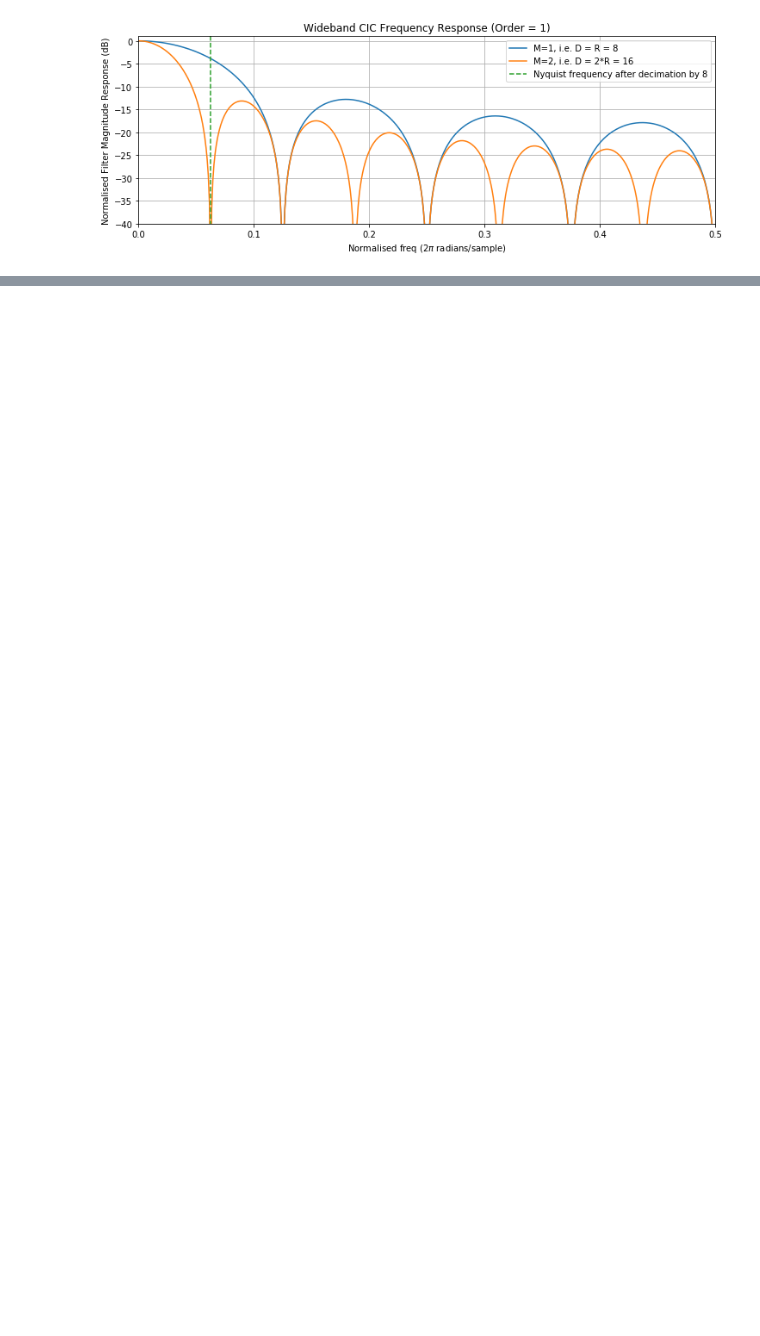
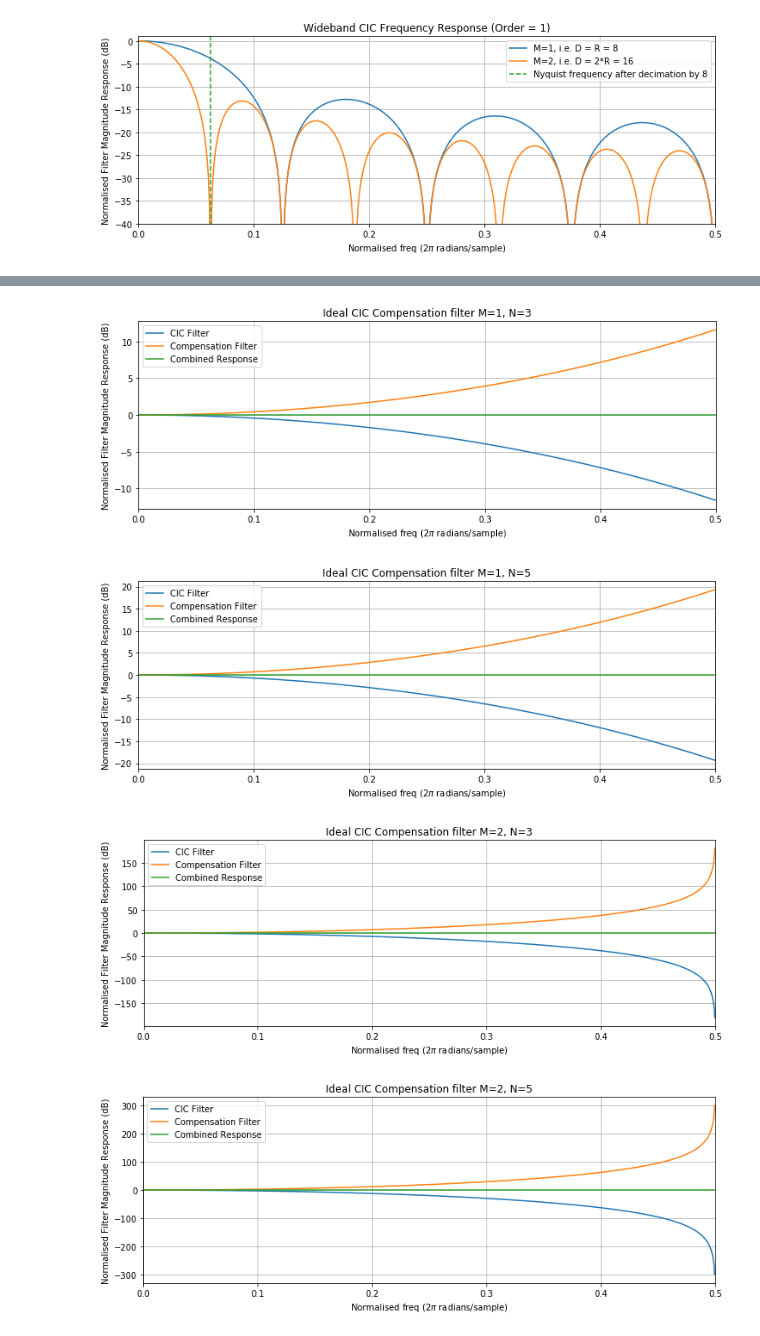
Before and after one commit to jgibbard/jupyter-dsp, a Jupyter notebook: CIC Filters.ipynb, the cells around one changed output, grey strips where cells are left out. Saved outputs shown, nothing was run; the diff lists cells and outputs as text; code cells hidden in the pictures; blank space fills up the shorter version.

Commit message:
Added section on CIC compensation filters

```diff
--- a/CIC Filters.ipynb
+++ b/CIC Filters.ipynb
@@ -257,0 +273,35 @@ In the case of the interpolator the up-sampler is moved forwards through the com
+# %%
+def plotCICCompFilter(R,M,N):
+    plt.figure(figsize=(12,4))
+    w = np.arange(fftResolution) * np.pi/fftResolution
+    xAxis = np.arange(fftResolution) / (fftResolution * 2)
+    Hcomp = lambda w : ((M*R)**N)*(np.abs((np.sin(w/(2.*R))) / (np.sin((w*M)/2.)) ) **N)
+    Hcic = lambda w : (1/((M*R)**N))*np.abs( (np.sin((w*M)/2.)) / (np.sin(w/(2.*R))) )**N
+
+    cicMagResponse = np.array(list(map(Hcic, w)))
+    cicCompResponse = np.array(list(map(Hcomp, w)))
+
+    # Multiply frequency responses is a convolution in the time domain
+    combine = cicCompResponse * cicMagResponse
+
+    plt.plot(xAxis, 20.0*np.log10(cicMagResponse), label="CIC Filter")
+    plt.plot(xAxis, 20.0*np.log10(cicCompResponse), label="Compensation Filter")
+    plt.plot(xAxis, 20.0*np.log10(combine), label="Combined Response")
+
+    axes = plt.gca(); axes.set_xlim([0,0.5]);
+    plt.grid(); plt.legend()
+    plt.title("Ideal CIC Compensation filter M={}, N={}".format(M,N))
+    plt.xlabel('Normalised freq (2$\pi$ radians/sample)')
+    plt.ylabel('Normalised Filter Magnitude Response (dB)')
+
+    plt.show()
+
+plotCICCompFilter(R=8,M=1,N=3)
+plotCICCompFilter(R=8,M=1,N=5)
+plotCICCompFilter(R=8,M=2,N=3)
+plotCICCompFilter(R=8,M=2,N=5)
+# %% [output]
+[figure, added]
+[figure, added]
+[figure, added]
+[figure, added]
```
Also changed, not shown: parts of 17 cells of this notebook.
